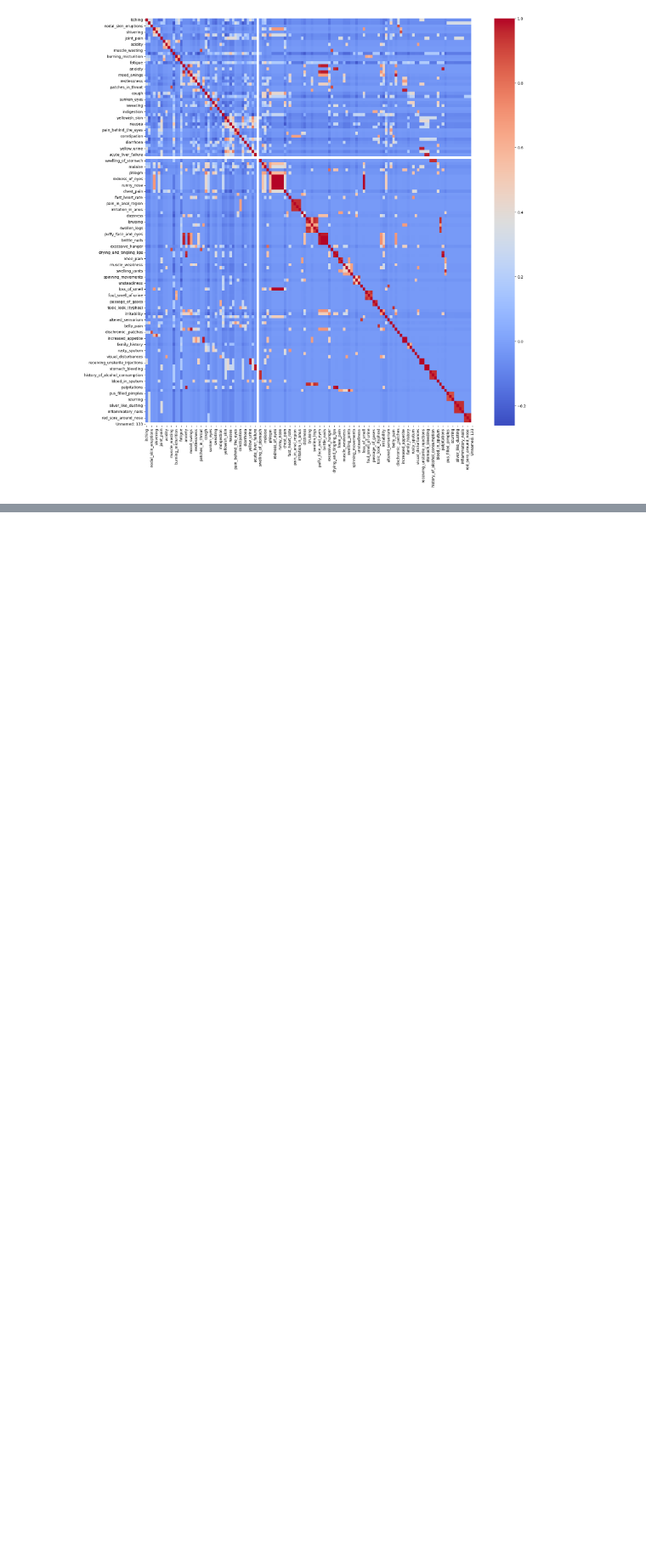
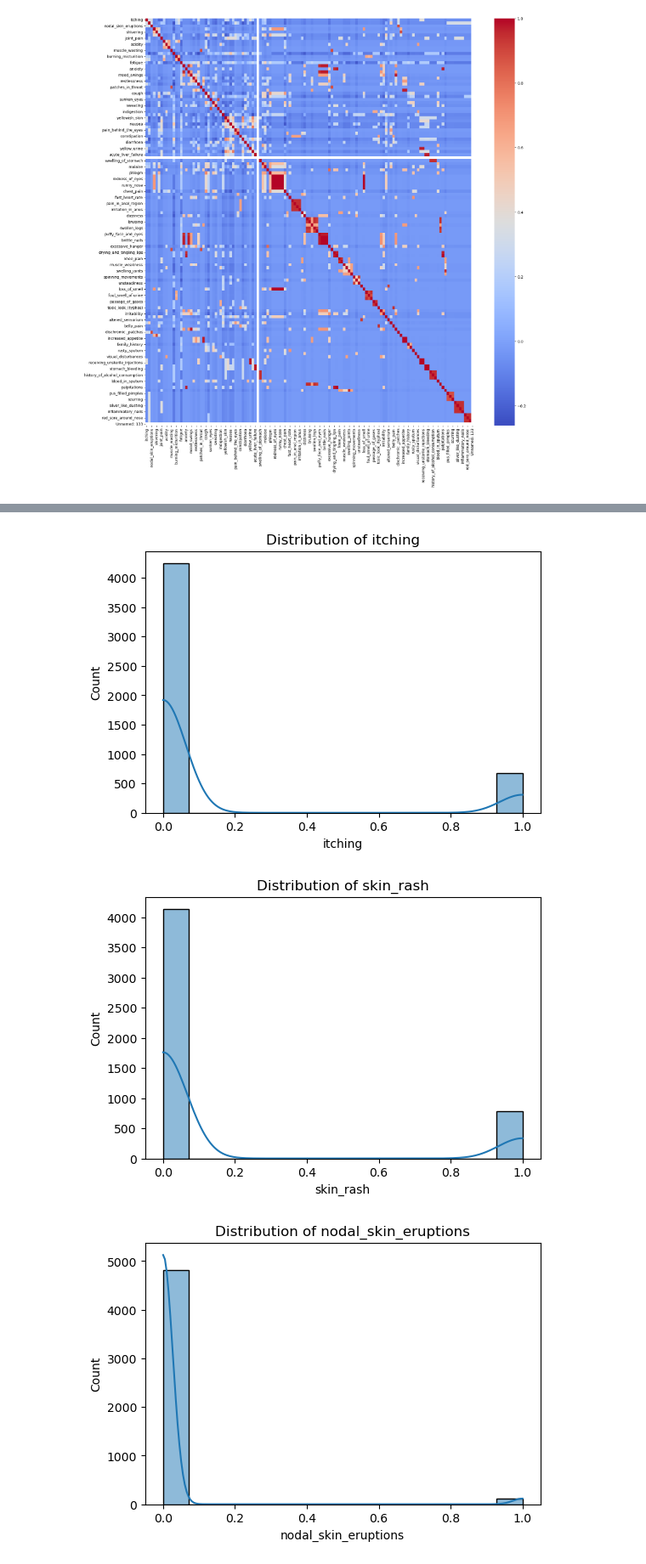
Before and after one commit to franklinen/disease_prediction, a Jupyter notebook: disease_classification.ipynb, the cells around one changed output, grey strips where cells are left out. Shown at 85% size. Drawn from its saved outputs; the diff is of its cells as text; code cells hidden in the pictures; blank space fills up the shorter version.

```diff
--- a/disease_classification.ipynb
+++ b/disease_classification.ipynb
@@ -66,0 +173,4 @@ Unnamed: 133                           NaN                NaN           NaN
+# %%
+
+# drop column with no value
+train_data = train_data.drop('Unnamed: 133', axis=1)
@@ -66,0 +200,14 @@ Unnamed: 133                           NaN                NaN           NaN
+# %%
+
+# 4. Distribution of Symptoms (features)
+# Visualize distribution of a few sample symptoms
+sample_symptoms = train_data.columns[:5]  # Take a few random symptoms
+for symptom in sample_symptoms:
+    plt.figure(figsize=(6, 4))
+    sns.histplot(train_data[symptom].dropna(), kde=True)
+    plt.title(f"Distribution of {symptom}")
+    plt.show()
+# %% [output]
+[figure, added]
+[figure, added]
+[figure, added]
```
Also changed, not shown: parts of 32 cells of this notebook.
